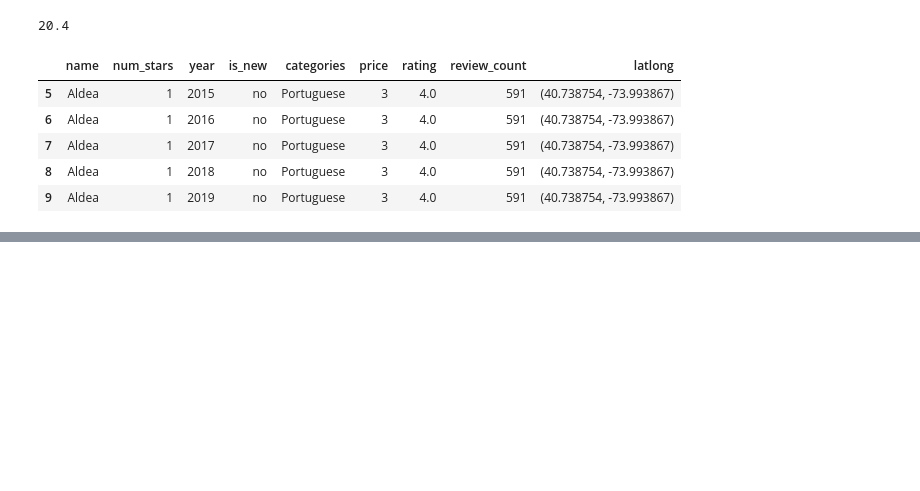
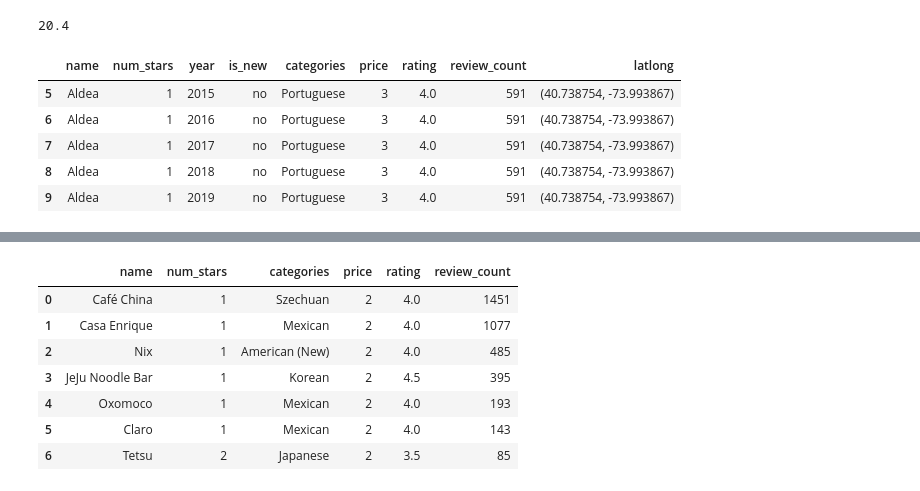
Before and after one commit to graceh3/michelin_stars, a Jupyter notebook: NYC_Michelin_Restaurants.ipynb, the cells around one changed output, grey strips where cells are left out. Cells and saved outputs as stored; diff of their text form; code cells hidden in the pictures; blank space fills up the shorter version.

```diff
--- a/NYC_Michelin_Restaurants.ipynb
+++ b/NYC_Michelin_Restaurants.ipynb
@@ -735,0 +797,11 @@ result[result.categories=='Portuguese']
+# %%
+f
+# %% [output]
+|  | name | num_stars | categories | price | rating | review_count |
+| 0 | Café China | 1 | Szechuan | 2 | 4.0 | 1451 |
+| 1 | Casa Enrique | 1 | Mexican | 2 | 4.0 | 1077 |
+| 2 | Nix | 1 | American (New) | 2 | 4.0 | 485 |
+| 3 | JeJu Noodle Bar | 1 | Korean | 2 | 4.5 | 395 |
+| 4 | Oxomoco | 1 | Mexican | 2 | 4.0 | 193 |
+| 5 | Claro | 1 | Mexican | 2 | 4.0 | 143 |
+| 6 | Tetsu | 2 | Japanese | 2 | 3.5 | 85 |
```
Also changed, not shown: parts of 20 cells of this notebook.
